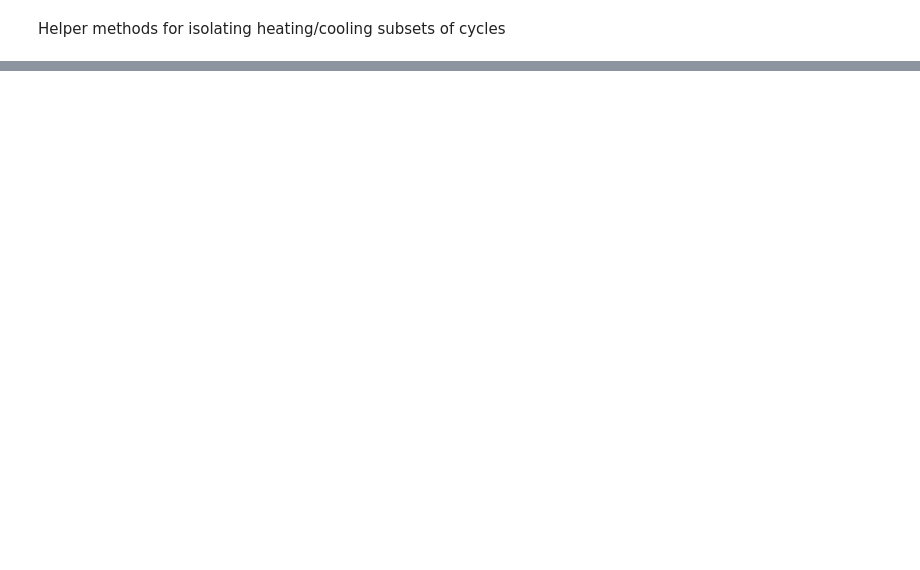
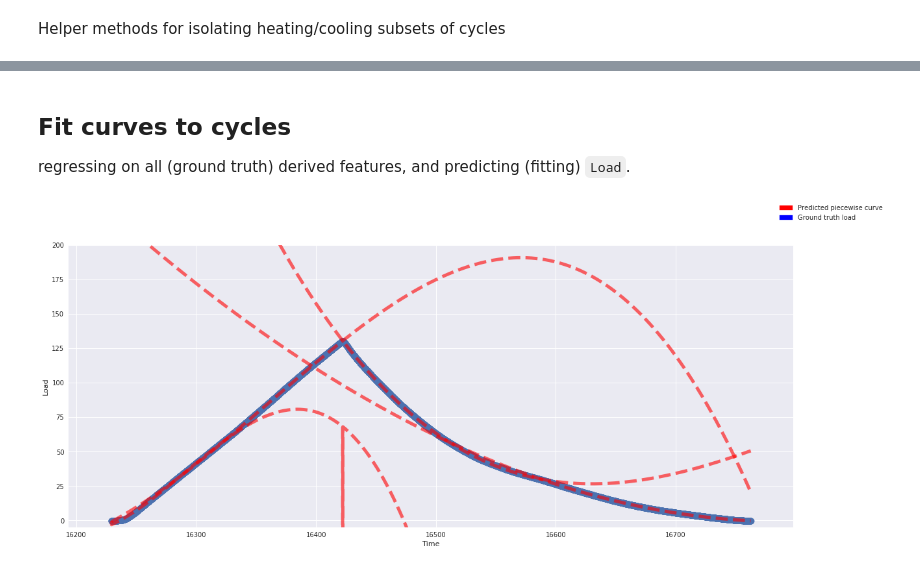
Before and after one commit to Columbia-Creative-Machines-Lab/muscle-prediction, a Jupyter notebook: regression/regression-tuned.ipynb, the cells around one changed output, grey strips where cells are left out. Saved outputs shown, nothing was run; the diff lists cells and outputs as text; code cells hidden in the pictures; blank space fills up the shorter version.

```diff
--- a/regression/regression-tuned.ipynb
+++ b/regression/regression-tuned.ipynb
@@ -84,0 +105,50 @@ for feature in features:
+# %% [markdown]
+## Fit curves to cycles
+regressing on all (ground truth) derived features, and predicting (fitting) `Load`.
+# %%
+def cycle_ridge(X, y):
+
+    """
+    Break cycles up into 4 subsets:
+        first 50% of heating period  [h0 : h1]
+        second 50% of heating period [h1 : h2]
+        first 50% of cooling period  [h2 : h3]
+        second 50% of cooling period [h3 : h4]
+    """
+    X = X.drop(['Datetime'], axis=1).fillna(0)
+    h0 = X[X.Min==1].index[0]; h2 = X[X.Max==1].index[0]
+    h1 = (h0+h2)//2; h4 = X.iloc[-1:].index[0]
+    h3 = (h2+h4)//2
+
+    curves = [X.loc[h0:h1,:], X.loc[h1:h2,:], X.loc[h2:h3,:], X.loc[h3:h4,:]]
+    targets = [y.loc[h0:h1], y.loc[h1:h2], y.loc[h2:h3], y.loc[h3:h4]]
+
+    steps = [('poly', PolynomialFeatures()), ('reg', Ridge())]
+    ests = [Pipeline(steps) for i in range(4)]
+    gcvs, limits = [], [0, h2-h1, h3-h1, h4-h1]
+    param_grid = dict(poly__degree=[3, 5],
+                      reg__alpha=np.linspace(0.1, 10.0, 10))
+
+    for i, est in enumerate(ests):
+        cv = GridSearchCV(est, param_grid=param_grid)
+        gcvs.append(cv.fit(curves[i], targets[i]).best_estimator_)
+    return gcvs, limits
+# %%
+cycle = df[df.Cycle==47]
+sani_cycle = cycle.drop(['Load', 'Datetime'], axis=1).fillna(0) #TEMP
+ests, limits = cycle_ridge(cycle.drop('Load', axis=1), cycle.Load)
+# %%
+import matplotlib.patches as mpatches
+fig, axes = plt.subplots(figsize=(20, 8))
+plt.ylim(-5,200)
+sns.regplot('Time', 'Load', cycle, fit_reg=False, scatter_kws={"alpha":0.9,"s":100})
+for est in range(4):
+    pred = ests[est].predict(sani_cycle)
+    axes.plot(sani_cycle.Time, pred, linewidth=5, linestyle='--', alpha=0.6, c='r')
+
+red_patch = mpatches.Patch(color='blue', label='Ground truth load')
+blue_patch = mpatches.Patch(color='red', label='Predicted piecewise curve')
+fig.legend(handles=[blue_patch, red_patch])
+fig.show()
+# %% [output]
+[figure, added]
```
Also changed, not shown: parts of 12 cells of this notebook.
